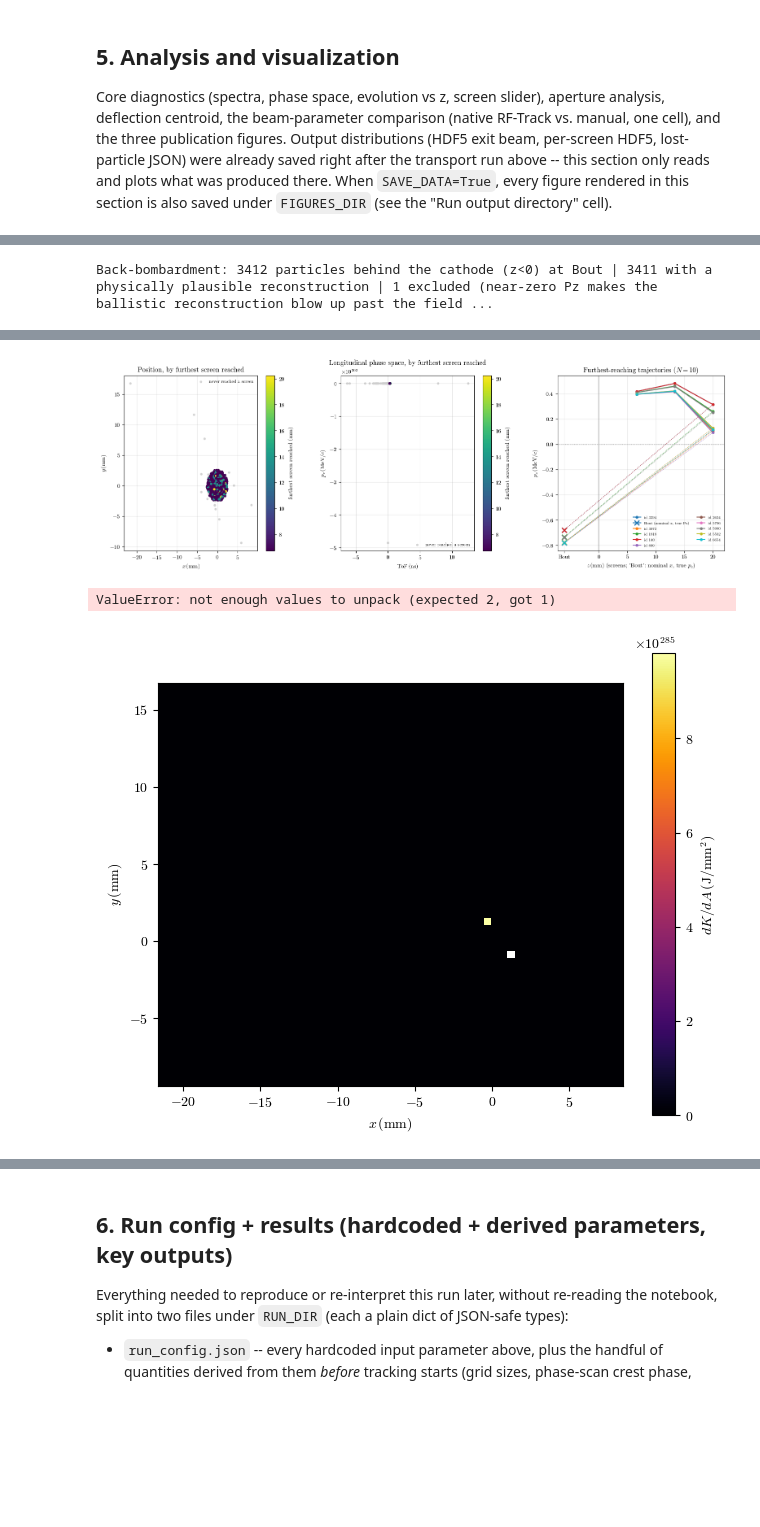
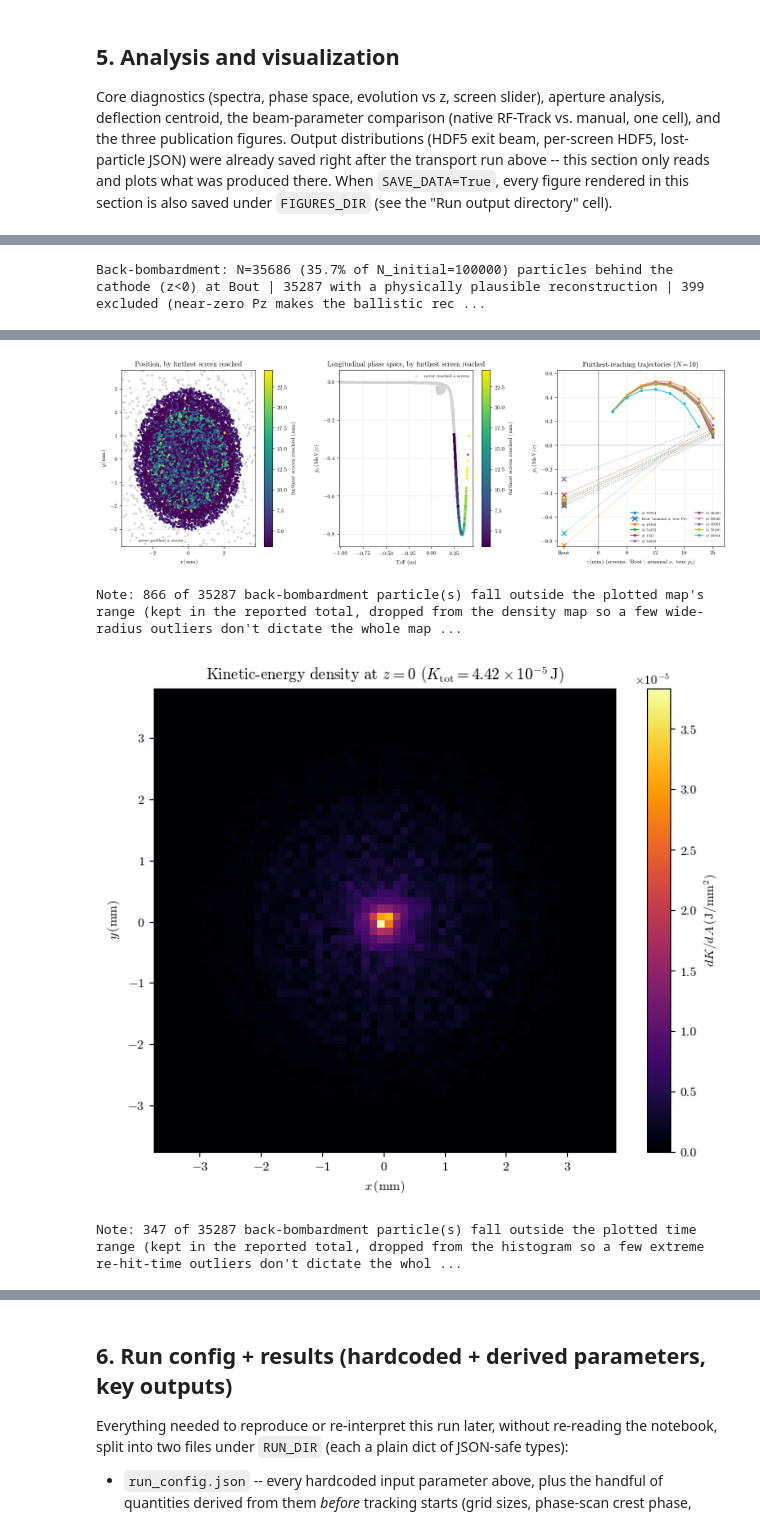
Before and after one commit to Ioniels/RF-TRACK_UH_ThermionicRFgun, a Jupyter notebook: UH_gun_tracking_demo.ipynb, the cells around one changed output, grey strips where cells are left out. Cells and saved outputs as stored; diff of their text form; code cells hidden in the pictures; blank space fills up the shorter version.

```diff
--- a/UH_gun_tracking_demo.ipynb
+++ b/UH_gun_tracking_demo.ipynb
@@ -140,7 +140,7 @@ This means the effective current and time span are set by $T$, $\phi_{\mathrm{ef
 # %%
 # Emission geometry
 R_CATHODE_MM = 3.14 / 2  # emission radius
-EMISSION_SCALE = 1.0      # scale factor for emission R/scale
+EMISSION_SCALE = 2.0      # scale factor for emission R/scale
 
 # Initial constant-pz option
 USE_CONST_PZ = False
@@ -222,8 +222,8 @@ PHASE_SCAN_DT_MM = _FINESSE["phase_scan_dt_mm"]    # Volume step size used only
 EMISSION_PHASE_RANGE = 180.0  # phase window [deg] covered by emission
 EMISSION_PHASE_START = 0.0    # phase shift [deg] relative to auto-detected start
 TRANSPORT_PHASE_DEG = 0.0      # phase at zero crossing from field maps: auto-updated after on-axis field profile cell
-TRANSPORT_N_PART = 10_000        # Number of particles
-N_Z_SNAP = 4                    # Numerical monitors along z -> High Number of Screens significantly raises memory usage and runtime.
+TRANSPORT_N_PART = 100_000        # Number of particles
+N_Z_SNAP = 10                    # Numerical monitors along z -> High Number of Screens significantly raises memory usage and runtime.
 
 # Screen controls (None => effectively unbounded/no gating)
 SCREEN_WIDTH_MM = None
@@ -1202,8 +1205,10 @@ if _n_reached > 0:
         f" | of those, {_n_reached} reached >=1 forward screen before turning around "
         f"(furthest reach: median={np.median(_reach_vals):.2f} mm, max={np.max(_reach_vals):.2f} mm)"
     )
+_bb_transmission_pct = 100.0 * bb_data.n_behind_cathode / n_initial if n_initial > 0 else float("nan")
 print(
-    f"Back-bombardment: {bb_data.n_behind_cathode} particles behind the cathode (z<0) at Bout | "
+    f"Back-bombardment: N={bb_data.n_behind_cathode} ({_bb_transmission_pct:.1f}% of N_initial={n_initial}) "
+    f"particles behind the cathode (z<0) at Bout | "
     f"{bb_data.n_valid} with a physically plausible reconstruction | "
     f"{bb_data.n_behind_cathode - bb_data.n_valid} excluded (near-zero Pz makes the ballistic "
     f"reconstruction blow up past the field map's own valid extent) | "
@@ -1249,4 +1254,4 @@ back_bombardment_map_path = rg.save_back_bombardment_energy_map(RUN_DIR, energy_
 with rg.capture_figures("back_bombardment_power_density_vs_time", FIGURES_DIR) as _cap:
     _cap.data = rg.plot_back_bombardment_power_density_vs_time(bb_data, cathode_radius_mm=CATHODE_RADIUS_MM)
 # %% [output]
-Back-bombardment: 3412 particles behind the cathode (z<0) at Bout | 3411 with a physically plausible reconstruction | 1 excluded (near-zero Pz makes the ballistic reconstruction blow up past the field ...
+Back-bombardment: N=35686 (35.7% of N_initial=100000) particles behind the cathode (z<0) at Bout | 35287 with a physically plausible reconstruction | 399 excluded (near-zero Pz makes the ballistic rec ...
@@ -1254,3 +1259,4 @@ Back-bombardment: 3412 particles behind the cathode (z<0) at Bout | 3411 with a
-[figure, old version]
+[figure, new version]
-ValueError: not enough values to unpack (expected 2, got 1)
+Note: 866 of 35287 back-bombardment particle(s) fall outside the plotted map's range (kept in the reported total, dropped from the density map so a few wide-radius outliers don't dictate the whole map ...
-[figure, old version]
+[figure, new version]
+Note: 347 of 35287 back-bombardment particle(s) fall outside the plotted time range (kept in the reported total, dropped from the histogram so a few extreme re-hit-time outliers don't dictate the whol ...
```
Also changed, not shown: parts of 13 cells of this notebook, 12 other files.
